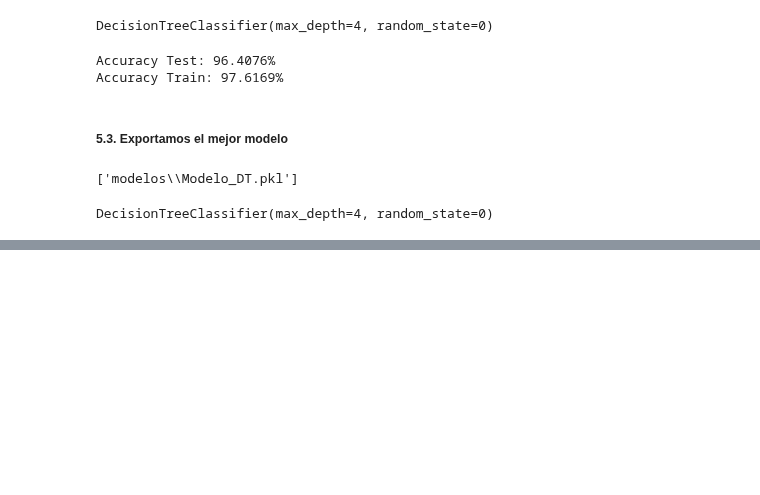
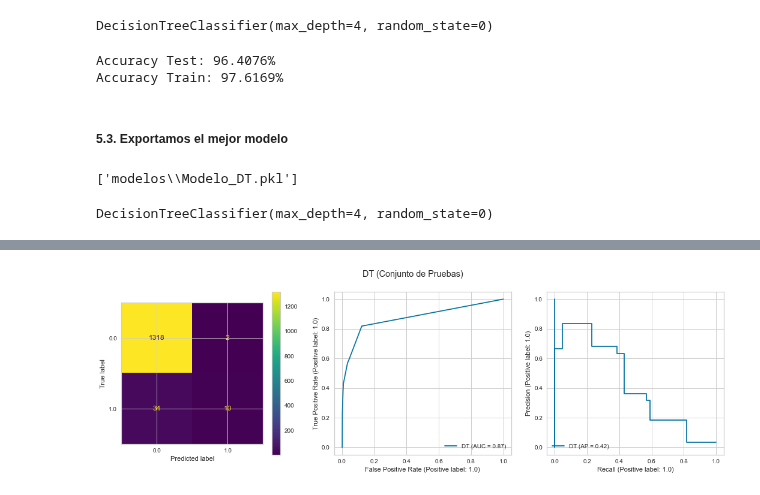
Before and after one commit to Project-ML-PUCP/BankruptcyTaiwan, a Jupyter notebook: 03. Codigo/03.1. Modeling - DT.ipynb, the cells around one changed output, grey strips where cells are left out. Cells and saved outputs as stored; diff of their text form; code cells hidden in the pictures; blank space fills up the shorter version.

```diff
--- a/03. Codigo/03.1. Modeling - DT.ipynb
+++ b/03. Codigo/03.1. Modeling - DT.ipynb
@@ -44,3 +90,29 @@ pd.set_option('display.width', 1000)
+# %%
+# Modelamiento de la data usando un diccionario de datasets y modelos
+def perform_data_evaluation(modelos, imputed_df):
+    # to show table
+    resultados = {}
+
+    # hacemos la division del dataframe en variables y etiquetas
+    X, y = split_features_labels(imputed_df)
+
+    # Dividimos la data en test y train
+    X_train, X_test, y_train, y_test = train_test_split(X,
+                                                    y,
+                                                    stratify = y,
+                                                    test_size = 0.2,
+                                                    random_state = 1)
+    # X_train, X_test, y_train, y_test = train_test_split(X, y, stratify = y,test_size = 0.2,random_state=1)
+    # Iteramos sobre los clasificadores
+    for model_name, clf in modelos.items():
+
+        # actualiza resultados
+        save_and_show_resultados(model_name, clf, resultados, X_train, X_test, y_train, y_test)
+
+    # presentamos la tabla resumen
+    tabla_results = tabla_resultados(resultados)
+
+    return tabla_results
 # %% [markdown]
 ### **2. Lectura Inicial de datos**
 # %% [markdown]
@@ -237,3 +309,15 @@ model_DT = joblib.load(os.path.join('modelos','Modelo_DT.pkl'))
 model_DT
 # %% [output]
 DecisionTreeClassifier(max_depth=4, random_state=0)
+# %%
+dt_model = joblib.load(os.path.join('modelos','Modelo_DT.pkl'))
+# %%
+# se carga dataset imputado
+imputed_df = pd.read_pickle(os.path.join('results','dataset_normalizado.pkl'))
+# %%
+models_dictionary2 = OrderedDict()
+models_dictionary2['DT'] = dt_model
+# %%
+# Revisamos
+metricas = perform_data_evaluation(models_dictionary2, imputed_df)
+# %% [output]
@@ -239,0 +327 @@ DecisionTreeClassifier(max_depth=4, random_state=0)
+[figure, added]
```
Also changed, not shown: parts of 6 cells of this notebook, 1 other file.
